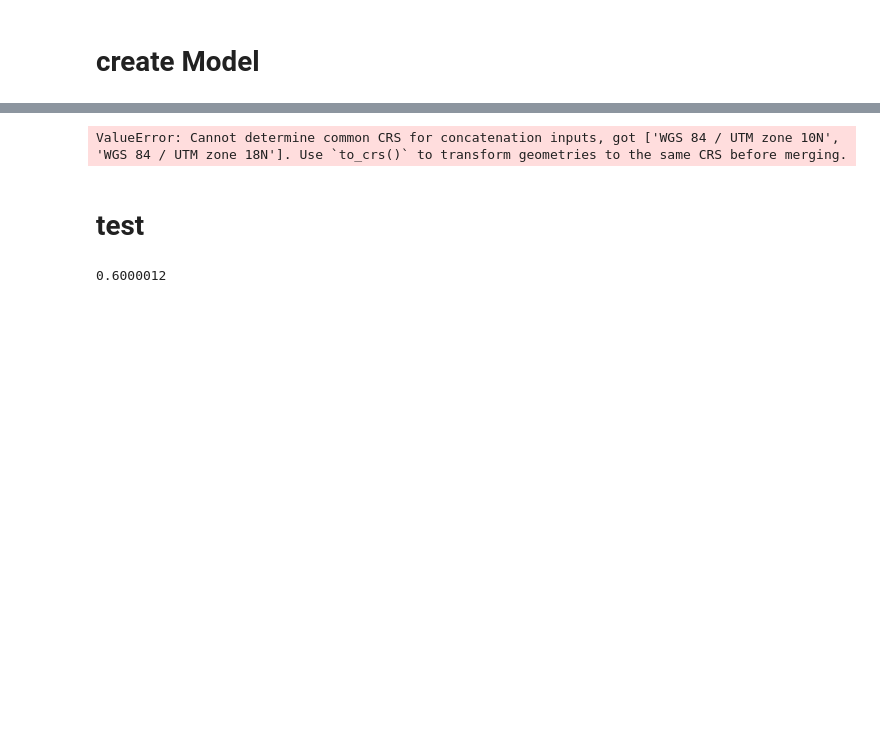
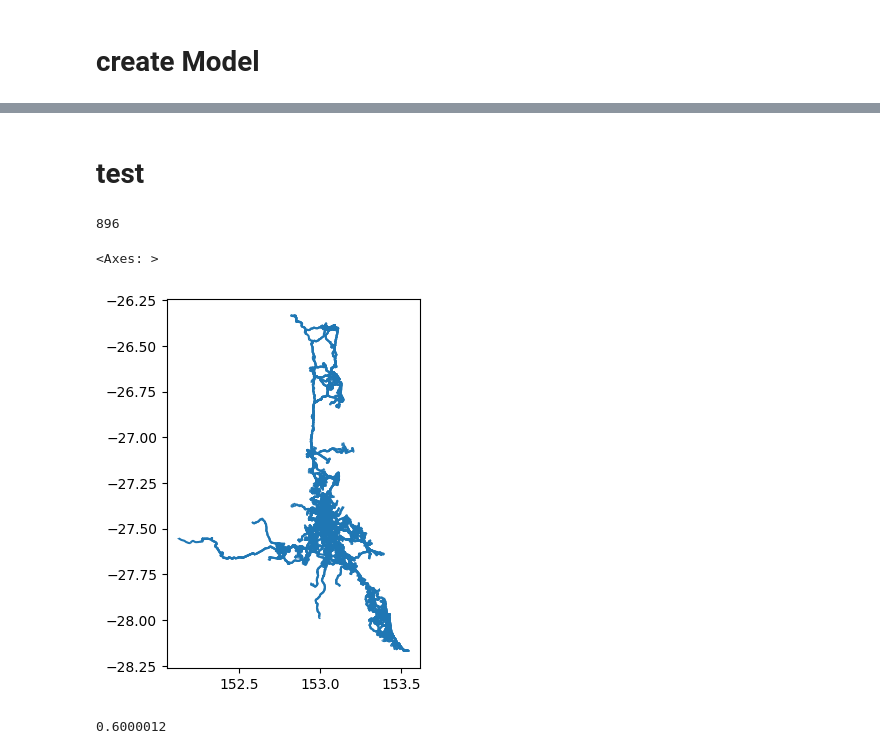
Before and after one commit to systragroup/quetzal, a Jupyter notebook: api/GTFS_importer/notebook/test.ipynb, the cells around one changed output, grey strips where cells are left out. Cells and saved outputs as stored; diff of their text form; code cells hidden in the pictures; blank space fills up the shorter version.

```diff
--- a/api/GTFS_importer/notebook/test.ipynb
+++ b/api/GTFS_importer/notebook/test.ipynb
@@ -59,3 +38,0 @@ files = ["https://storage.googleapis.com/storage/v1/b/mdb-latest/o/ca-british-co
-# %%
-files = ["https://storage.googleapis.com/storage/v1/b/mdb-latest/o/ca-british-columbia-translink-vancouver-gtfs-1222.zip?alt=media",'gtfs/cmm/stl.zip']
-files=['https://storage.googleapis.com/storage/v1/b/mdb-latest/o/ca-unknown-via-rail-canada-gtfs-735.zip?alt=media']
@@ -71,6 +51,10 @@ Importing https://storage.googleapis.com/storage/v1/b/mdb-latest/o/ca-unknown-vi
 # %%
 for i in range(len(feeds)):
     print(files[i])
+    if 'agency_id' not in feeds[i].agency:
+        print(f'add agency_id to agency in {files[i]}')
+        feeds[i].agency['agency_id'] = feeds[i].agency['agency_name']
+
     if 'agency_id' not in feeds[i].routes:
         print(f'add agency_id to routes in {files[i]}')
         feeds[i].routes['agency_id'] = feeds[i].agency['agency_id'].values[0]
@@ -86,6 +70,9 @@ for i in range(len(feeds)):
     if 'parent_station' not in feeds[i].stops:
         print(f'parent_station missing in stops. set to NaN in {files[i]}')
         feeds[i].stops['parent_station'] = np.nan
+    if 'stop_code' not in feeds[i].stops:
+        print(f'stop_code missing in stops. set to NaN in {files[i]}')
+        feeds[i].stops['stop_code'] = np.nan
 
     feeds[i].stop_times['pickup_type'].fillna(0, inplace=True)
     feeds[i].stop_times['drop_off_type'].fillna(0, inplace=True)
@@ -95,14 +103,22 @@ https://storage.googleapis.com/storage/v1/b/mdb-latest/o/ca-unknown-via-rail-can
 # %% [markdown]
 # filtres
 # %%
-
 dates =[]
 for feed in feeds:
-    min_date = feed.calendar['start_date'].unique().min()
-    max_date = feed.calendar['end_date'].unique().max()
+    try:
+        min_date = feed.calendar['start_date'].unique().min()
+        max_date = feed.calendar['end_date'].unique().max()
+    except:
+        min_date = feed.calendar_dates['date'].unique().min()
+        max_date = feed.calendar_dates['date'].unique().max()
+
     # get date range
     s = pd.date_range(min_date, max_date, freq='D').to_series()
-    # get dayofweek selected and take first one
-    s = s[s.dt.dayofweek==selected_day][0]
-    # format  ex: ['20231011'] and append
-    dates.append([f'{s.year}{str(s.month).zfill(2)}{str(s.day).zfill(2)}'])
+    try:
+        # get dayofweek selected and take first one
+        s = s[s.dt.dayofweek==selected_day][0]
+        # format  ex: ['20231011'] and append
+        dates.append([f'{s.year}{str(s.month).zfill(2)}{str(s.day).zfill(2)}'])
+    except:
+        print('date not available. use', min_date)
+        dates.append(min_date)
@@ -169 +216,6 @@ Wall time: 1.51 s
+# %%
+import json
+with open('../route_type.json') as file:
+    mapping = json.load(file)
+    mapping = {int(key):item for key,item in mapping.items()}
 # %%
@@ -226,17 +292,24 @@ sm.links['b'] = sm.links['b'].apply(lambda a: dnodes.get(a))
 sm.links.drop_duplicates(subset=['trip_id','link_sequence'], inplace=True)
 
 # Tag route with only one trip
-time_slot = np.diff([hhmmss_to_seconds_since_midnight(time) for time in time_range])[0]
-sm.links.loc[(time_slot/sm.links['headway']) < 2.0, 'headway'] = np.nan
+#time_slot = np.diff([hhmmss_to_seconds_since_midnight(time) for time in time_range])[0]
+#sm.links.loc[(time_slot/sm.links['headway']) < 2.0, 'headway'] = np.nan
 
 sm.links = sm.links.to_crs(4326)
 sm.nodes = sm.nodes.to_crs(4326)
-# %% [output]
-ValueError: Cannot determine common CRS for concatenation inputs, got ['WGS 84 / UTM zone 10N', 'WGS 84 / UTM zone 18N']. Use `to_crs()` to transform geometries to the same CRS before merging.
 # %%
 gpd.GeoDataFrame(columns=['feature'], geometry='feature',crs=4326).to_file('test.geojson',driver='GeoJSON')
 # %% [markdown]
 # test
+# %%
+len(sm.links['trip_id'].unique())
+# %% [output]
+896
+# %%
+sm.links.plot()
+# %% [output]
+<Axes: >
+[figure, added]
 # %%
 # lambda price for 10GB per hours
 price = 0.0000166667*60*60*10
```
Also changed, not shown: parts of 47 cells of this notebook, 5 other files.
